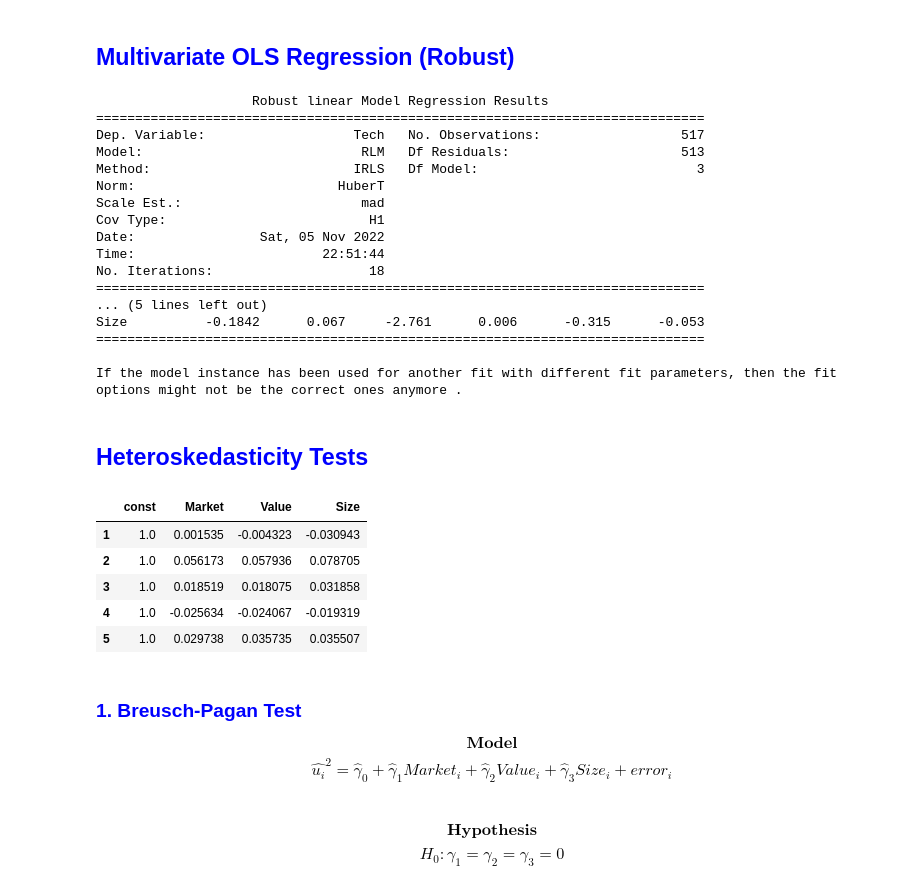
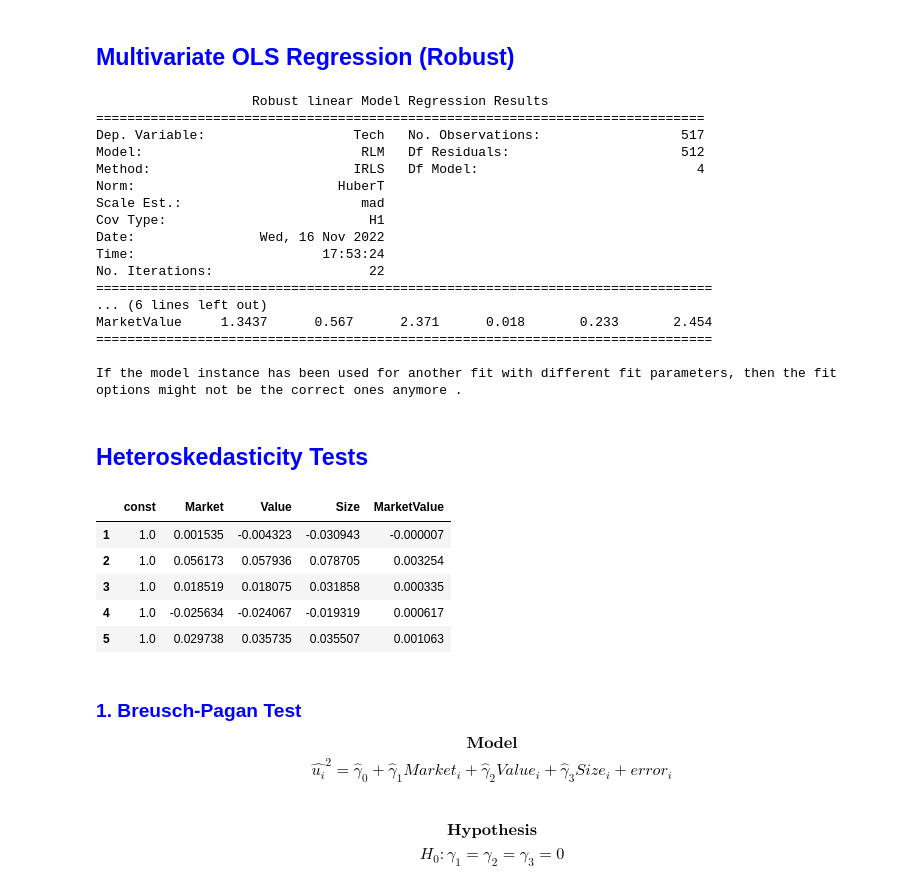
Before and after one commit to joelchrispin/Econometrics---Assignment-3, a Jupyter notebook: assignment3.ipynb, the cells around one changed output. Drawn from its saved outputs; the diff is of its cells as text; code cells hidden in the pictures.

```diff
--- a/assignment3.ipynb
+++ b/assignment3.ipynb
@@ -223,7 +223,3 @@ Covariance Type:            nonrobust
 
 Notes:
 [1] Standard Errors assume that the covariance matrix of the errors is correctly specified.
-# %%
-df_2 = df.copy()
-df_2["Market2"] = df_2.Market**2
-df_2.head()
@@ -270,24 +228,24 @@ Notes:
 # %%
 # Statsmodels' RLM function can be used to perform a robust linear regression. The particular method we'll be using is Peter Huber's approach for
 # computing heteroskedastic-robust standard errors
-ols_robust = sm.RLM(y, x, M = sm.robust.norms.HuberT()).fit()
+ols_robust = sm.RLM(y_2, x_2, M = sm.robust.norms.HuberT()).fit()
 print(ols_robust.summary())
 # %% [output]
                     Robust linear Model Regression Results
 ==============================================================================
 Dep. Variable:                   Tech   No. Observations:                  517
-Model:                            RLM   Df Residuals:                      513
-Method:                          IRLS   Df Model:                            3
+Model:                            RLM   Df Residuals:                      512
+Method:                          IRLS   Df Model:                            4
 Norm:                          HuberT
 Scale Est.:                       mad
 Cov Type:                          H1
-Date:                Sat, 05 Nov 2022
-Time:                        22:51:44
-No. Iterations:                    18
-==============================================================================
-... (5 lines left out)
-Size          -0.1842      0.067     -2.761      0.006      -0.315      -0.053
-==============================================================================
+Date:                Wed, 16 Nov 2022
+Time:                        17:53:24
+No. Iterations:                    22
+===============================================================================
+... (6 lines left out)
+MarketValue     1.3437      0.567      2.371      0.018       0.233       2.454
+===============================================================================
 
 If the model instance has been used for another fit with different fit parameters, then the fit options might not be the correct ones anymore .
 # %% [markdown]
@@ -295,19 +253,19 @@ If the model instance has been used for another fit with different fit parameter
 # %%
 # Preliminary data preparation
 
 # Create a DF soleley containing the model's independent variables
-ivar = df[name[1:]]
+ivar = df_2[["Market", "Value", "Size", "MarketValue"]]
 # Add a column containing constants to the newly created DF
 ivarc = smt.add_constant(data = ivar, prepend = True)
 # Verify if the DF was created correctly
 ivarc.head()
 # %% [output]
-|  | const | Market | Value | Size |
-| 1 | 1.0 | 0.001535 | -0.004323 | -0.030943 |
-| 2 | 1.0 | 0.056173 | 0.057936 | 0.078705 |
-| 3 | 1.0 | 0.018519 | 0.018075 | 0.031858 |
-| 4 | 1.0 | -0.025634 | -0.024067 | -0.019319 |
-| 5 | 1.0 | 0.029738 | 0.035735 | 0.035507 |
+|  | const | Market | Value | Size | MarketValue |
+| 1 | 1.0 | 0.001535 | -0.004323 | -0.030943 | -0.000007 |
+| 2 | 1.0 | 0.056173 | 0.057936 | 0.078705 | 0.003254 |
+| 3 | 1.0 | 0.018519 | 0.018075 | 0.031858 | 0.000335 |
+| 4 | 1.0 | -0.025634 | -0.024067 | -0.019319 | 0.000617 |
+| 5 | 1.0 | 0.029738 | 0.035735 | 0.035507 | 0.001063 |
 # %% [markdown]
 ### <span style="color:blue"> **1. Breusch-Pagan Test**</span>
 $$ \textbf{Model} $$
```
Also changed, not shown: parts of 13 cells of this notebook.
